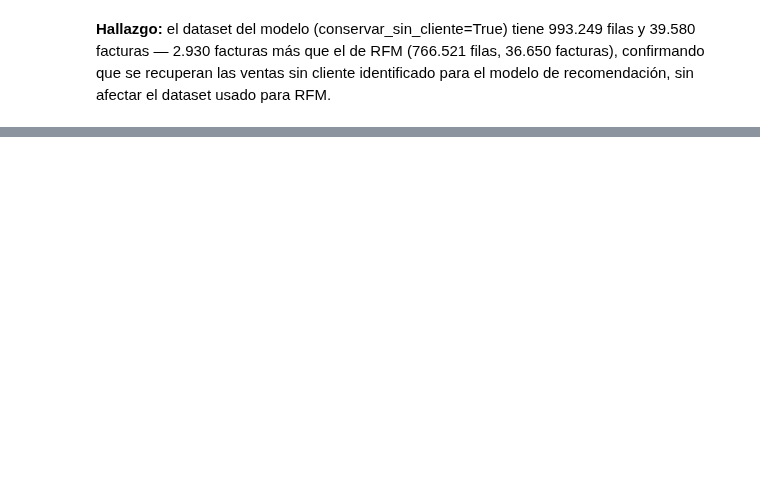
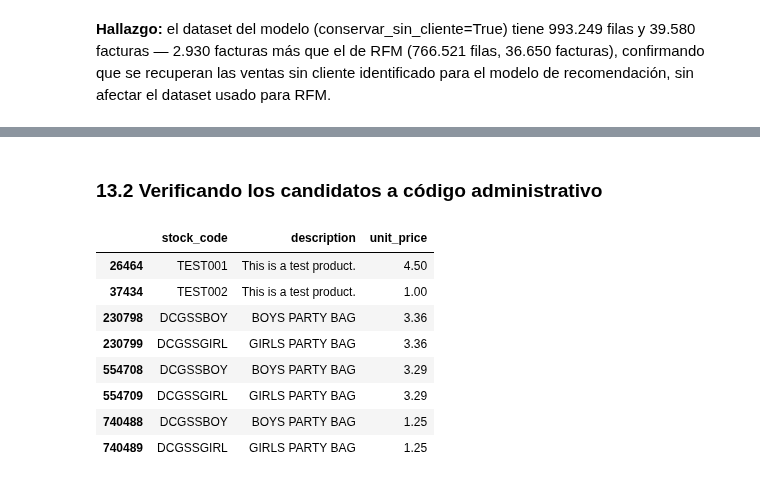
Before and after one commit to MafeLopezQuintana/asistente-regalos-ecommerce, a Jupyter notebook: notebooks/01_calidad_datos.ipynb, the cells around one changed output, grey strips where cells are left out. Saved outputs shown, nothing was run; the diff lists cells and outputs as text; code cells hidden in the pictures; blank space fills up the shorter version.

Commit message:
Correcciones de revision del PR: solapamiento de hojas, parametro main, compras canceladas, codigos TEST, dependencias y README

```diff
--- a/notebooks/01_calidad_datos.ipynb
+++ b/notebooks/01_calidad_datos.ipynb
@@ -583,0 +630,15 @@ recomendación, sin afectar el dataset usado para RFM.
+# %% [markdown]
+### 13.2 Verificando los candidatos a código administrativo
+# %%
+candidatos = ['TEST001', 'TEST002', 'DCGSSBOY', 'DCGSSGIRL']
+display(df_modelo[df_modelo['stock_code'].isin(candidatos)][['stock_code', 'description', 'unit_price']].drop_duplicates())  # miro sus descripciones y precios reales
+# %% [output]
+|  | stock_code | description | unit_price |
+| 26464 | TEST001 | This is a test product. | 4.50 |
+| 37434 | TEST002 | This is a test product. | 1.00 |
+| 230798 | DCGSSBOY | BOYS PARTY BAG | 3.36 |
+| 230799 | DCGSSGIRL | GIRLS PARTY BAG | 3.36 |
+| 554708 | DCGSSBOY | BOYS PARTY BAG | 3.29 |
+| 554709 | DCGSSGIRL | GIRLS PARTY BAG | 3.29 |
+| 740488 | DCGSSBOY | BOYS PARTY BAG | 1.25 |
+| 740489 | DCGSSGIRL | GIRLS PARTY BAG | 1.25 |
```
Also changed, not shown: parts of 76 cells of this notebook, 3 other files.
